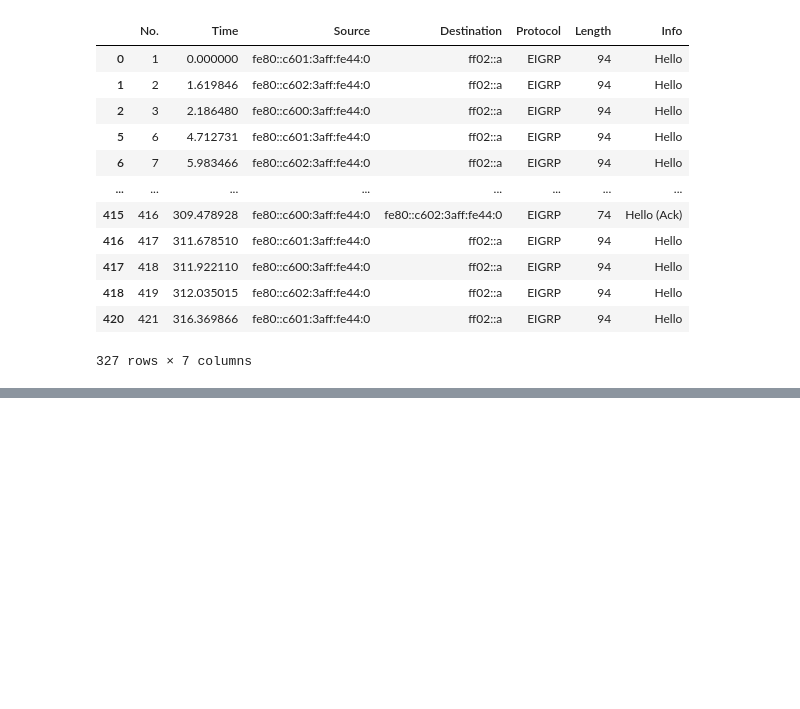
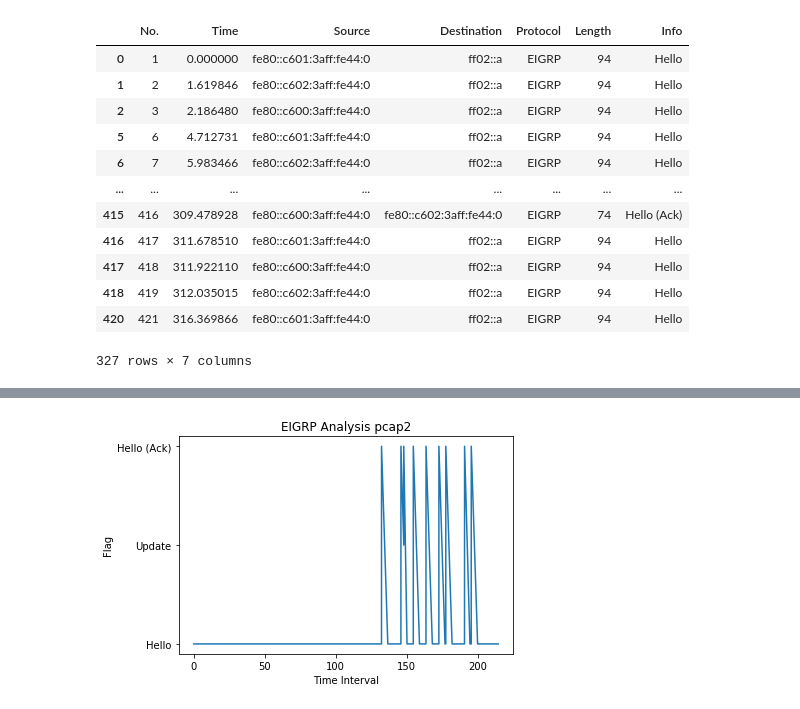
Before and after one commit to akankshasrivastava-98/EIGRP-visualization, a Jupyter notebook: EIGRP_Visualization.ipynb, the cells around one changed output, grey strips where cells are left out. Drawn from its saved outputs; the diff is of its cells as text; code cells hidden in the pictures; blank space fills up the shorter version.

```diff
--- a/EIGRP_Visualization.ipynb
+++ b/EIGRP_Visualization.ipynb
@@ -25 +44,3 @@ eigrp = df[df['Protocol']=='EIGRP']
+# %%
+eigrp2 = df2[df2['Protocol']=='EIGRP']
 # %%
@@ -66 +125,4 @@ time = eigrp['Time'].to_list()
+# %%
+info_eigrp2 = eigrp2['Info'].to_list()
+time2 = eigrp2['Time'].to_list()
 # %%
@@ -99,0 +184,8 @@ NameError: name 'Time' is not defined
+# %%
+plt.plot(time2, info_eigrp2)
+plt.xlabel('Time Interval')
+plt.ylabel('Flag')
+plt.title('EIGRP Analysis pcap2')
+plt.show()
+# %% [output]
+[figure, added]
```
Also changed, not shown: parts of 18 cells of this notebook.
